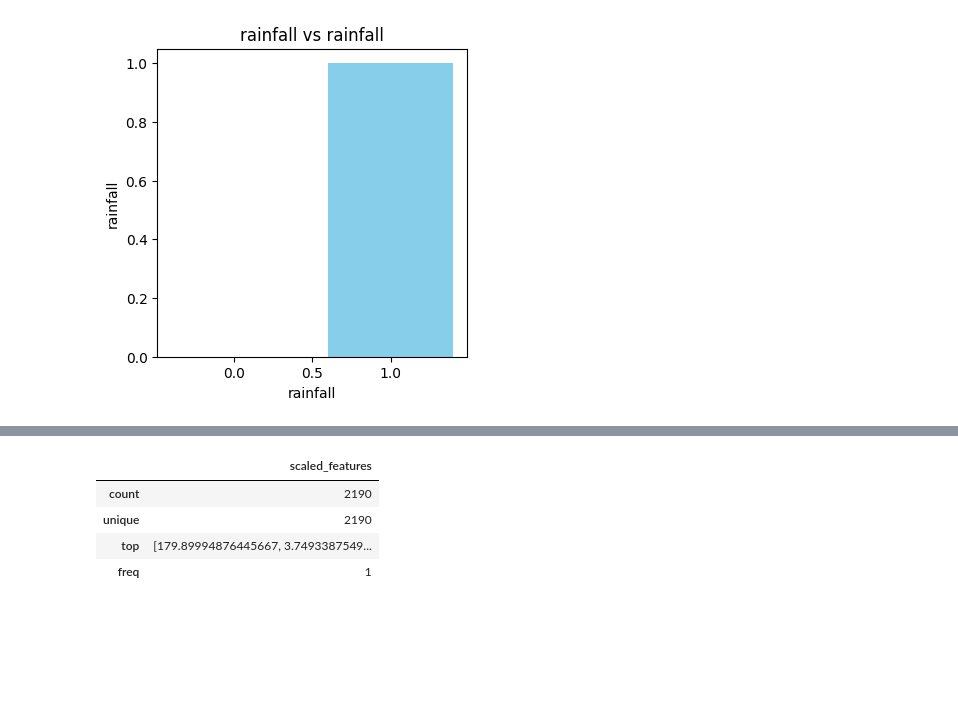
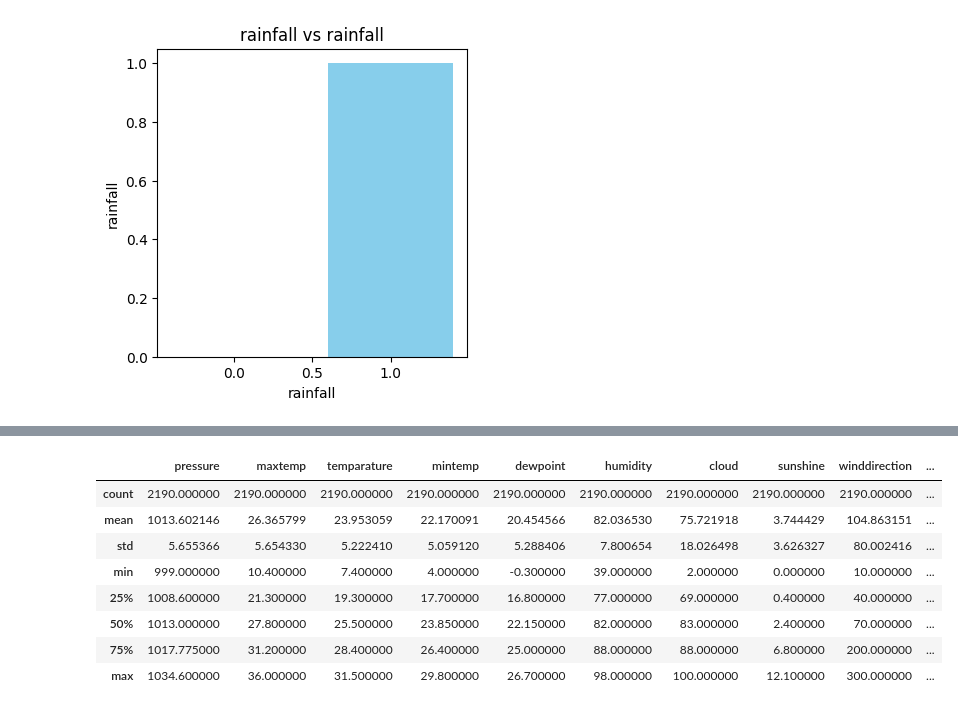
Before and after one commit to savindumahasen/Rainfall-prediction-ML-project, a Jupyter notebook: notebook.ipynb, the cells around one changed output, grey strips where cells are left out. Cells and saved outputs as stored; diff of their text form; code cells hidden in the pictures; blank space fills up the shorter version.

```diff
--- a/notebook.ipynb
+++ b/notebook.ipynb
@@ -285,10 +232,14 @@ memory usage: 17.2+ KB
 # %%
 ## check the summary stactics of dataset
-pandas_df_stat=pandas_df.describe()
+pandas_df_stat=df_train_set_pandas.describe()
 pandas_df_stat
 # %% [output]
-|  | scaled_features |
-| count | 2190 |
-| unique | 2190 |
-| top | [179.89994876445667, 3.7493387549... |
-| freq | 1 |
+|  | pressure | maxtemp | temparature | mintemp | dewpoint | humidity | cloud | sunshine | winddirection | ... |
+| count | 2190.000000 | 2190.000000 | 2190.000000 | 2190.000000 | 2190.000000 | 2190.000000 | 2190.000000 | 2190.000000 | 2190.000000 | ... |
+| mean | 1013.602146 | 26.365799 | 23.953059 | 22.170091 | 20.454566 | 82.036530 | 75.721918 | 3.744429 | 104.863151 | ... |
+| std | 5.655366 | 5.654330 | 5.222410 | 5.059120 | 5.288406 | 7.800654 | 18.026498 | 3.626327 | 80.002416 | ... |
+| min | 999.000000 | 10.400000 | 7.400000 | 4.000000 | -0.300000 | 39.000000 | 2.000000 | 0.000000 | 10.000000 | ... |
+| 25% | 1008.600000 | 21.300000 | 19.300000 | 17.700000 | 16.800000 | 77.000000 | 69.000000 | 0.400000 | 40.000000 | ... |
+| 50% | 1013.000000 | 27.800000 | 25.500000 | 23.850000 | 22.150000 | 82.000000 | 83.000000 | 2.400000 | 70.000000 | ... |
+| 75% | 1017.775000 | 31.200000 | 28.400000 | 26.400000 | 25.000000 | 88.000000 | 88.000000 | 6.800000 | 200.000000 | ... |
+| max | 1034.600000 | 36.000000 | 31.500000 | 29.800000 | 26.700000 | 98.000000 | 100.000000 | 12.100000 | 300.000000 | ... |
```
Also changed, not shown: parts of 9 cells of this notebook.
